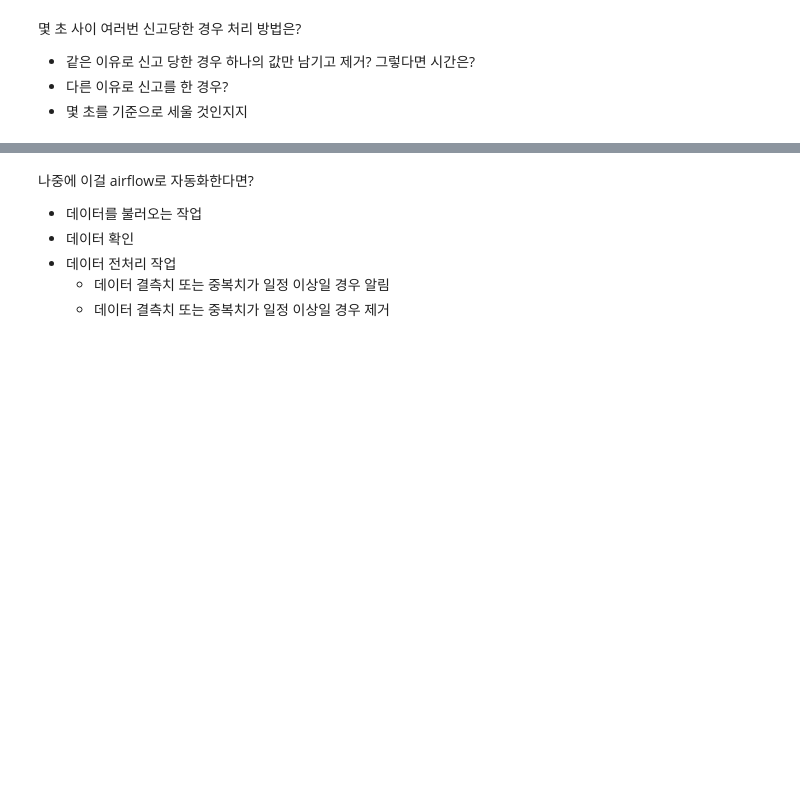
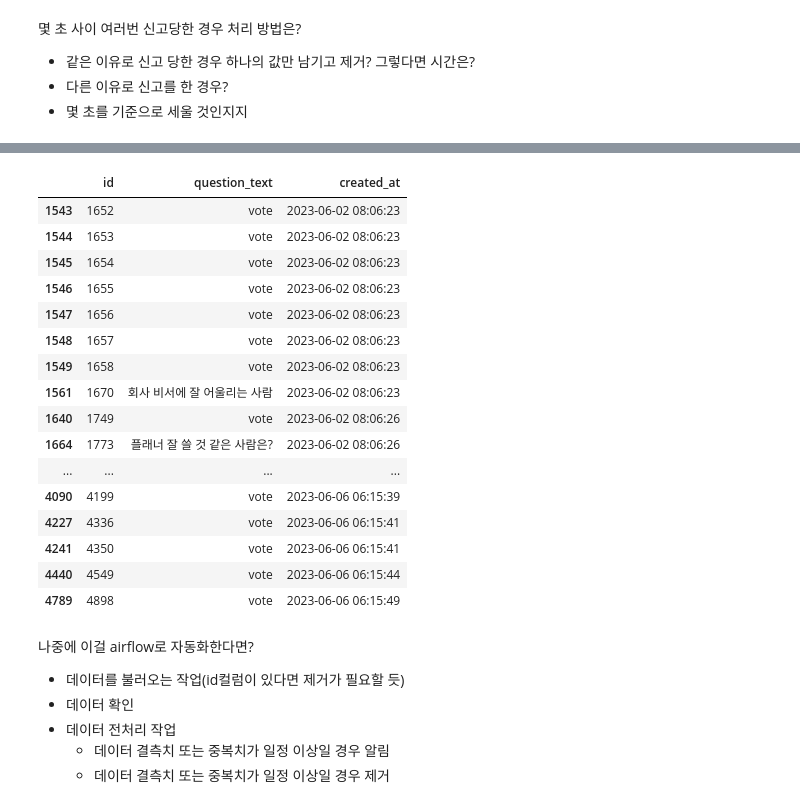
Before and after one commit to seung127/codeit_project, a Jupyter notebook: codeit-project-docker/사전작업_진행중.ipynb, the cells around one changed output, grey strips where cells are left out. Drawn from its saved outputs; the diff is of its cells as text; code cells hidden in the pictures; blank space fills up the shorter version.

```diff
--- a/codeit-project-docker/사전작업_진행중.ipynb
+++ b/codeit-project-docker/사전작업_진행중.ipynb
@@ -662,6 +818,27 @@ df_dict["accounts_timelinereport"][(df_dict["accounts_timelinereport"].reported_
+# %%
+# id 컬럼을 제외한 중복 데이터 존재하므로 확인
+df_dict["polls_question"][df_dict["polls_question"].drop(columns=['id']).duplicated()]
+# %% [output]
+|  | id | question_text | created_at |
+| 1543 | 1652 | vote | 2023-06-02 08:06:23 |
+| 1544 | 1653 | vote | 2023-06-02 08:06:23 |
+| 1545 | 1654 | vote | 2023-06-02 08:06:23 |
+| 1546 | 1655 | vote | 2023-06-02 08:06:23 |
+| 1547 | 1656 | vote | 2023-06-02 08:06:23 |
+| 1548 | 1657 | vote | 2023-06-02 08:06:23 |
+| 1549 | 1658 | vote | 2023-06-02 08:06:23 |
+| 1561 | 1670 | 회사 비서에 잘 어울리는 사람 | 2023-06-02 08:06:23 |
+| 1640 | 1749 | vote | 2023-06-02 08:06:26 |
+| 1664 | 1773 | 플래너 잘 쓸 것 같은 사람은? | 2023-06-02 08:06:26 |
+| ... | ... | ... | ... |
+| 4090 | 4199 | vote | 2023-06-06 06:15:39 |
+| 4227 | 4336 | vote | 2023-06-06 06:15:41 |
+| 4241 | 4350 | vote | 2023-06-06 06:15:41 |
+| 4440 | 4549 | vote | 2023-06-06 06:15:44 |
+| 4789 | 4898 | vote | 2023-06-06 06:15:49 |
 # %% [markdown]
 나중에 이걸 airflow로 자동화한다면?
-- 데이터를 불러오는 작업
+- 데이터를 불러오는 작업(id컬럼이 있다면 제거가 필요할 듯)
 - 데이터 확인
 - 데이터 전처리 작업
     - 데이터 결측치 또는 중복치가 일정 이상일 경우 알림
```
Also changed, not shown: parts of 12 cells of this notebook.
